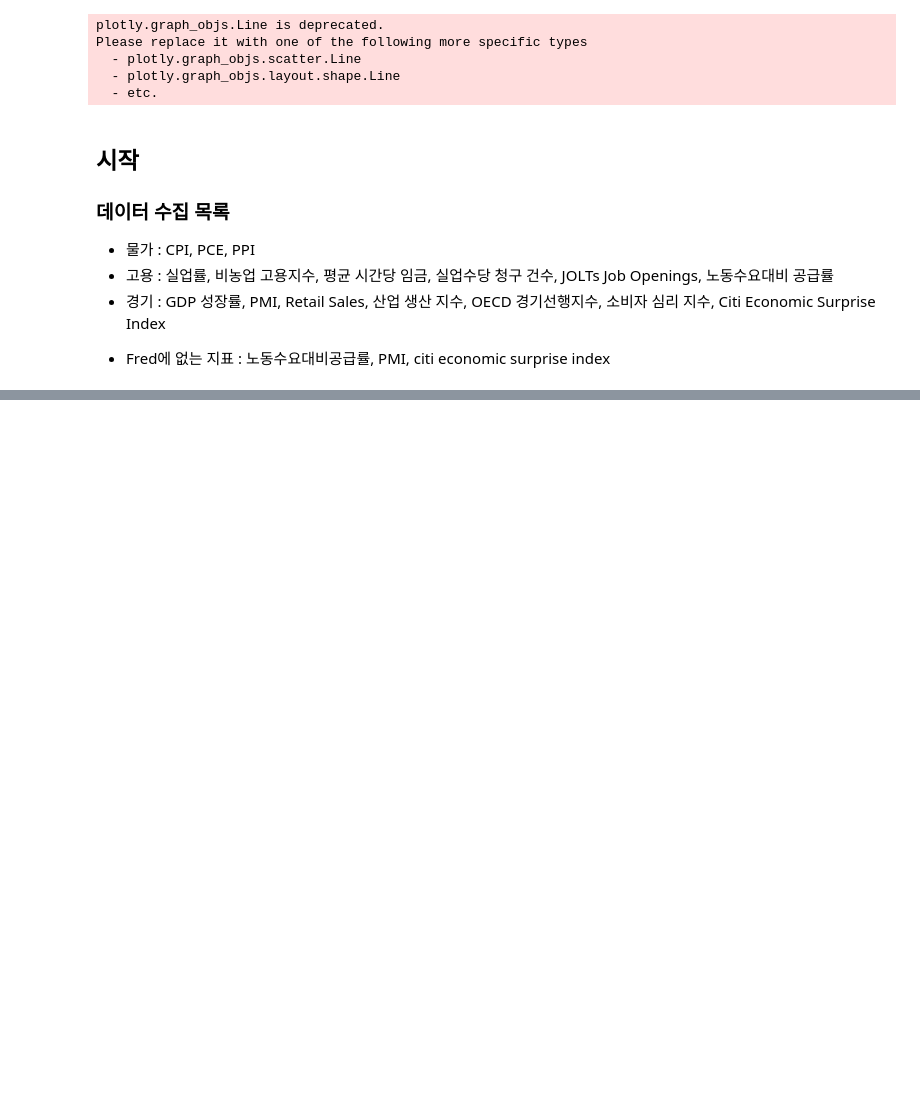
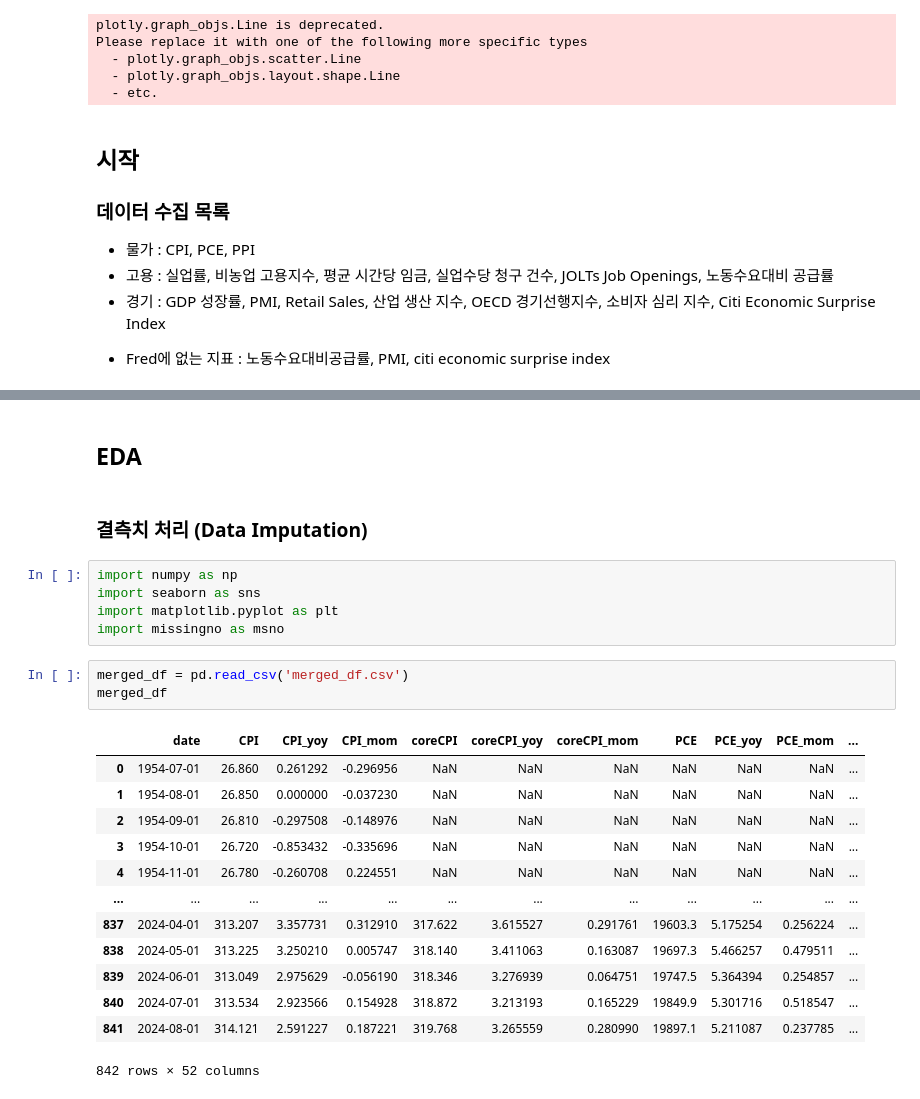
Before and after one commit to catree42/US-Economy-EDA-and-Federal-Rate-Prediction, a Jupyter notebook: DataPreprocessing.ipynb, the cells around one changed output, grey strips where cells are left out. Cells and saved outputs as stored; diff of their text form; blank space fills up the shorter version.

```diff
--- a/DataPreprocessing.ipynb
+++ b/DataPreprocessing.ipynb
@@ -283,0 +239,26 @@ series_dic['CPI'].apc().data, series_dic['CPI'].data.pct_change()*100
+# %% [markdown]
+## EDA
+# %% [markdown]
+### 결측치 처리 (Data Imputation)
+# %%
+import numpy as np
+import seaborn as sns
+import matplotlib.pyplot as plt
+import missingno as msno
+# %%
+merged_df = pd.read_csv('merged_df.csv')
+merged_df
+# %% [output]
+|  | date | CPI | CPI_yoy | CPI_mom | coreCPI | coreCPI_yoy | coreCPI_mom | PCE | PCE_yoy | PCE_mom | ... |
+| 0 | 1954-07-01 | 26.860 | 0.261292 | -0.296956 | NaN | NaN | NaN | NaN | NaN | NaN | ... |
+| 1 | 1954-08-01 | 26.850 | 0.000000 | -0.037230 | NaN | NaN | NaN | NaN | NaN | NaN | ... |
+| 2 | 1954-09-01 | 26.810 | -0.297508 | -0.148976 | NaN | NaN | NaN | NaN | NaN | NaN | ... |
+| 3 | 1954-10-01 | 26.720 | -0.853432 | -0.335696 | NaN | NaN | NaN | NaN | NaN | NaN | ... |
+| 4 | 1954-11-01 | 26.780 | -0.260708 | 0.224551 | NaN | NaN | NaN | NaN | NaN | NaN | ... |
+| ... | ... | ... | ... | ... | ... | ... | ... | ... | ... | ... | ... |
+| 837 | 2024-04-01 | 313.207 | 3.357731 | 0.312910 | 317.622 | 3.615527 | 0.291761 | 19603.3 | 5.175254 | 0.256224 | ... |
+| 838 | 2024-05-01 | 313.225 | 3.250210 | 0.005747 | 318.140 | 3.411063 | 0.163087 | 19697.3 | 5.466257 | 0.479511 | ... |
+| 839 | 2024-06-01 | 313.049 | 2.975629 | -0.056190 | 318.346 | 3.276939 | 0.064751 | 19747.5 | 5.364394 | 0.254857 | ... |
+| 840 | 2024-07-01 | 313.534 | 2.923566 | 0.154928 | 318.872 | 3.213193 | 0.165229 | 19849.9 | 5.301716 | 0.518547 | ... |
+| 841 | 2024-08-01 | 314.121 | 2.591227 | 0.187221 | 319.768 | 3.265559 | 0.280990 | 19897.1 | 5.211087 | 0.237785 | ... |
+842 rows × 52 columns
```
Also changed, not shown: parts of 14 cells of this notebook, 3 other files.
